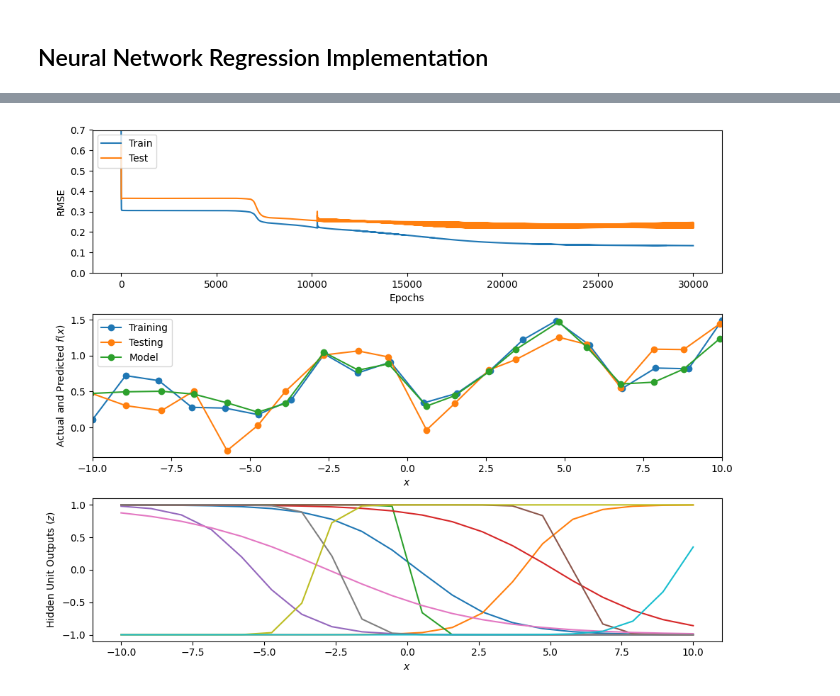
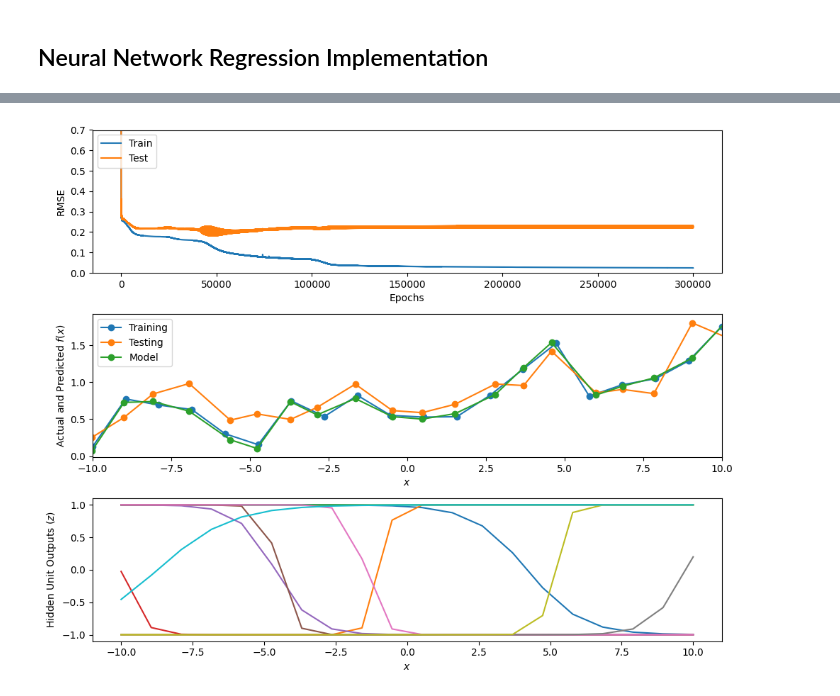
Before and after one commit to mknifiai/nn, a Jupyter notebook: 4.multilayer_perceptron.ipynb, the cells around one changed output, grey strips where cells are left out. Cells and saved outputs as stored; diff of their text form; code cells hidden in the pictures.

```diff
--- a/4.multilayer_perceptron.ipynb
+++ b/4.multilayer_perceptron.ipynb
@@ -103,7 +103,7 @@ X1 = addOnes(X)
 Xtest1 = addOnes(Xtest)
 
 # Take nSteps steepest descent steps in gradient descent search in mean-squared-error function
-nSteps = 30000
+nSteps = 300000
 
 # collect training and testing errors for plotting
 errorTrace = np.zeros((nSteps, 2))
@@ -137,31 +137,31 @@ for step in range(nSteps):
         # Plot the trace of the mean squared error on training and testing data
         plt.subplot(3, 1, 1)
         plt.plot(errorTrace[:step, :])
         plt.ylim(0, 0.7)
         plt.xlabel('Epochs')
         plt.ylabel('RMSE')
         plt.legend(('Train','Test'), loc='upper left')
 
         # Plot the training and testing data, and
         # the output of our neural network model on the test data
         plt.subplot(3, 1, 2)
         plt.plot(X, T, 'o-', Xtest, Ttest, 'o-', Xtest, Ytest, 'o-')
         plt.xlim(-10, 10)
         plt.legend(('Training','Testing','Model'), loc='upper left')
         plt.xlabel('$x$')
         plt.ylabel('Actual and Predicted $f(x)$')
 
         # Plot the output of the hidden layer for each training sample
         plt.subplot(3, 1, 3)
         plt.plot(X, Z)
         plt.ylim(-1.1, 1.1)
         plt.xlabel('$x$')
         plt.ylabel('Hidden Unit Outputs ($z$)')
 
         plt.tight_layout()
 
         ipd.clear_output(wait=True)
         ipd.display(fig)
 ipd.clear_output(wait=True)
 # %% [output]
-[figure, old version]
+[figure, new version]
```
Also changed, not shown: parts of 12 cells of this notebook, 2 other files.
